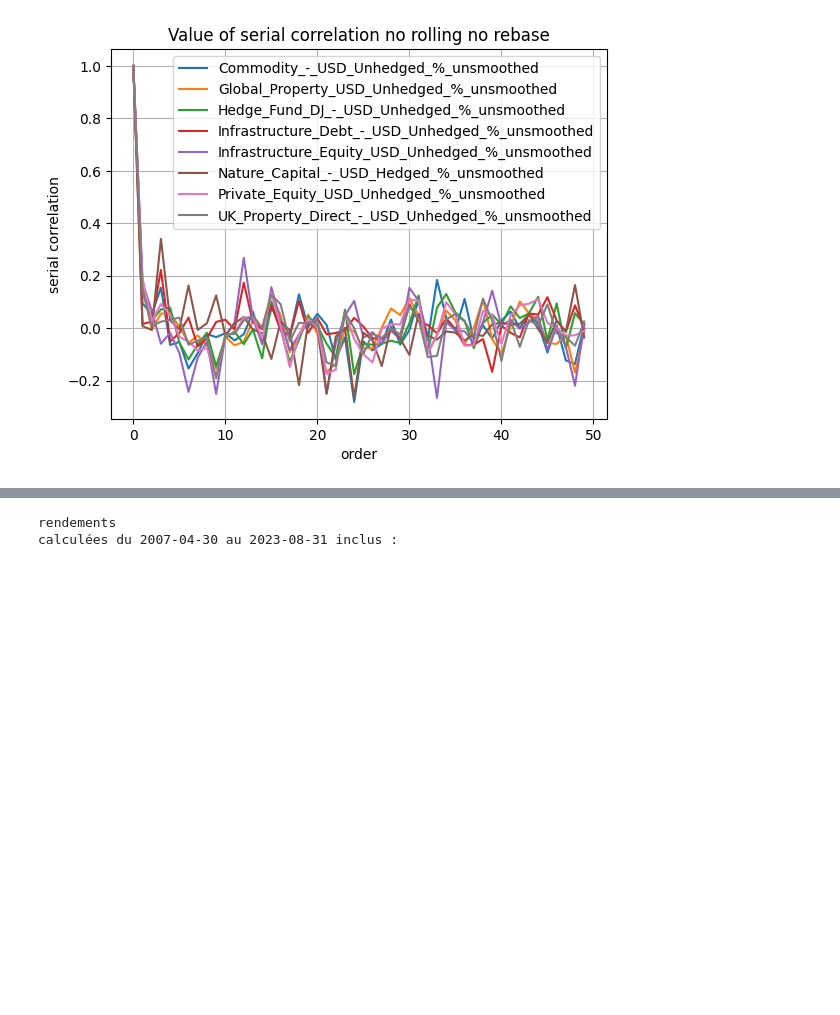
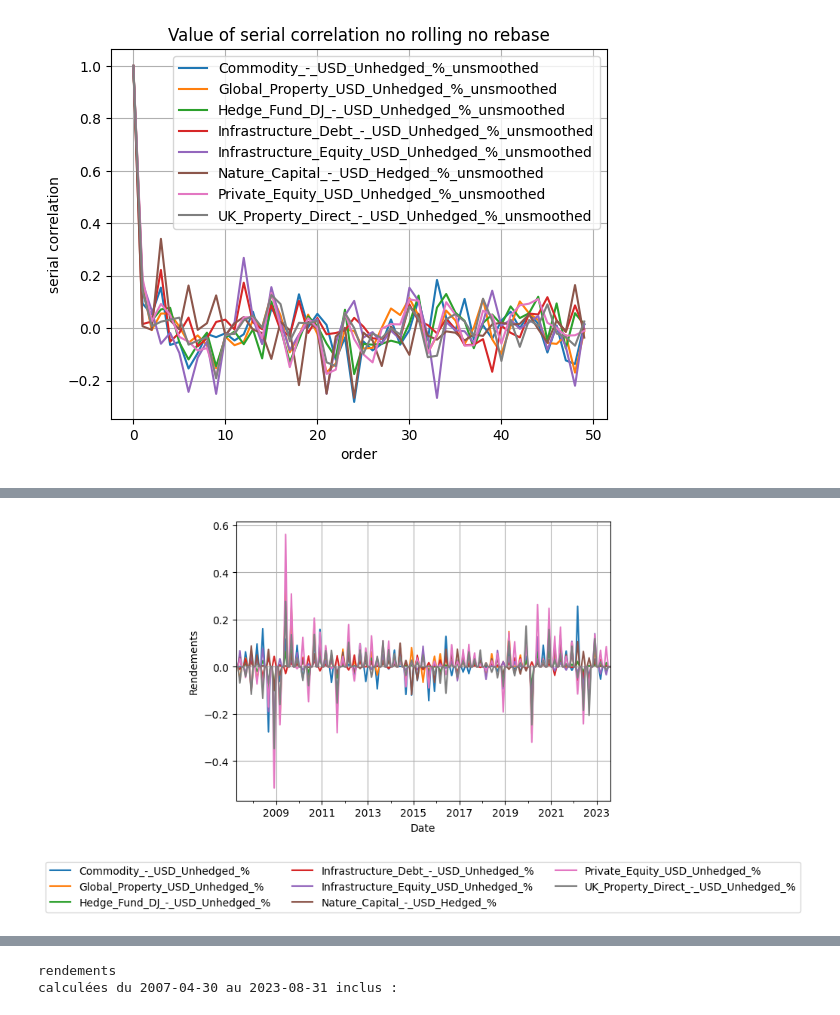
Before and after one commit to Perann/STAT_APP, a Jupyter notebook: main.ipynb, the cells around one changed output, grey strips where cells are left out. Drawn from its saved outputs; the diff is of its cells as text; code cells hidden in the pictures; blank space fills up the shorter version.

```diff
--- a/main.ipynb
+++ b/main.ipynb
@@ -755,0 +766,12 @@ plt.show()
+# %%
+(df[[col for col in alternative_asset_data.columns if "%" in col ]]
+    .plot()
+    .legend(bbox_to_anchor=(0.5, -0.2), loc='upper center', ncol=3))
+
+plt.xlabel("Date")
+plt.ylabel("Rendements")
+plt.grid()
+plt.savefig("figure4.pgf", bbox_inches='tight', pad_inches=0.1)
+plt.show()
+# %% [output]
+[figure, added]
```
Also changed, not shown: parts of 13 cells of this notebook, 4 other files.
